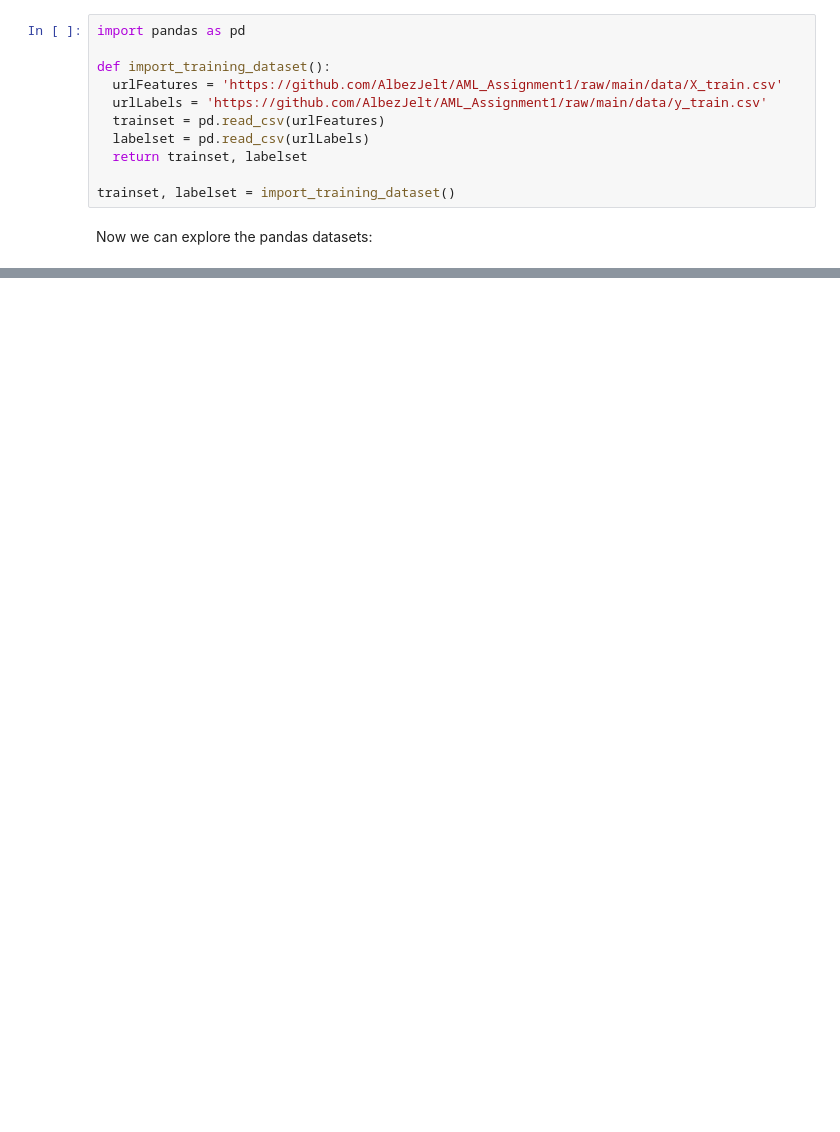
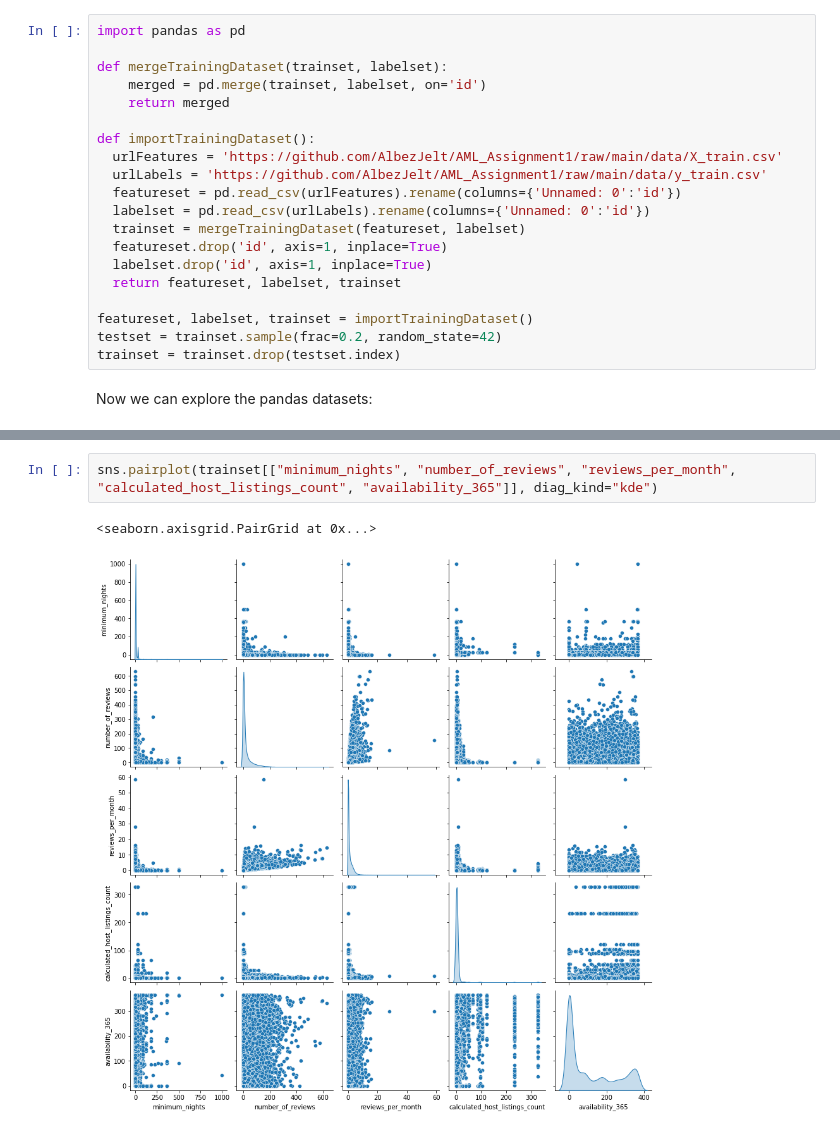
Before and after one commit to AlbezJelt/AML_Assignment1, a Jupyter notebook: Regression.ipynb, the cells around one changed output, grey strips where cells are left out. Saved outputs shown, nothing was run; the diff lists cells and outputs as text; blank space fills up the shorter version.

Commit message:
Added some dataset exploration

```diff
--- a/Regression.ipynb
+++ b/Regression.ipynb
@@ -5,13 +5,22 @@ Let's define the training dataset import function, fetching directly from the Gi
 # %%
 import pandas as pd
 
-def import_training_dataset():
+def mergeTrainingDataset(trainset, labelset):
+    merged = pd.merge(trainset, labelset, on='id')
+    return merged
+
+def importTrainingDataset():
   urlFeatures = 'https://github.com/AlbezJelt/AML_Assignment1/raw/main/data/X_train.csv'
   urlLabels = 'https://github.com/AlbezJelt/AML_Assignment1/raw/main/data/y_train.csv'
-  trainset = pd.read_csv(urlFeatures)
-  labelset = pd.read_csv(urlLabels)
-  return trainset, labelset
+  featureset = pd.read_csv(urlFeatures).rename(columns={'Unnamed: 0':'id'})
+  labelset = pd.read_csv(urlLabels).rename(columns={'Unnamed: 0':'id'})
+  trainset = mergeTrainingDataset(featureset, labelset)
+  featureset.drop('id', axis=1, inplace=True)
+  labelset.drop('id', axis=1, inplace=True)
+  return featureset, labelset, trainset
 
-trainset, labelset = import_training_dataset()
+featureset, labelset, trainset = importTrainingDataset()
+testset = trainset.sample(frac=0.2, random_state=42)
+trainset = trainset.drop(testset.index)
 # %% [markdown]
 Now we can explore the pandas datasets:
@@ -35,0 +46,5 @@ labelset.head()
+# %%
+sns.pairplot(trainset[["minimum_nights", "number_of_reviews", "reviews_per_month", "calculated_host_listings_count", "availability_365"]], diag_kind="kde")
+# %% [output]
+<seaborn.axisgrid.PairGrid at 0x...>
+[figure, added]
```
Also changed, not shown: parts of 3 cells of this notebook.
